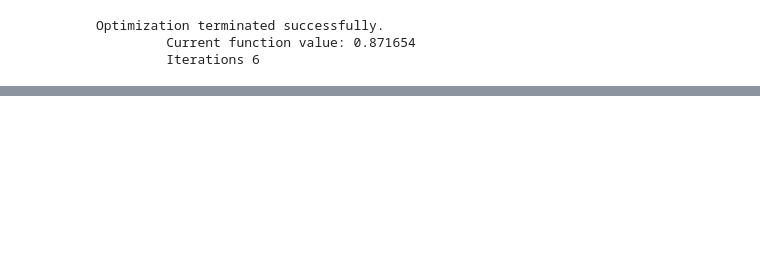
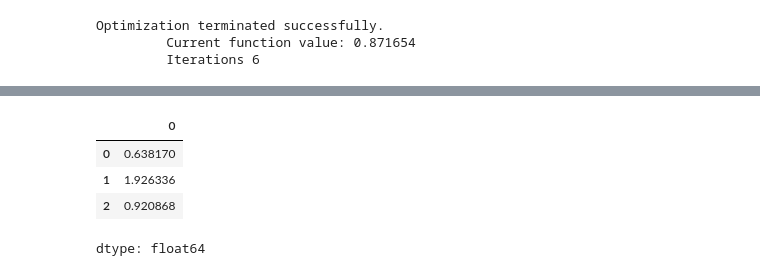
Before and after one commit to devdatta1429/BDA_Assignments, a Jupyter notebook: PML/Day_21_09_06.ipynb, the cells around one changed output, grey strips where cells are left out. Drawn from its saved outputs; the diff is of its cells as text; code cells hidden in the pictures; blank space fills up the shorter version.

```diff
--- a/PML/Day_21_09_06.ipynb
+++ b/PML/Day_21_09_06.ipynb
@@ -286,0 +437,8 @@ Optimization terminated successfully.
+# %%
+mod2.predict(mydata)
+# %% [output]
+|  | 0 |
+| 0 | 0.638170 |
+| 1 | 1.926336 |
+| 2 | 0.920868 |
+dtype: float64
```
Also changed, not shown: parts of 20 cells of this notebook.
